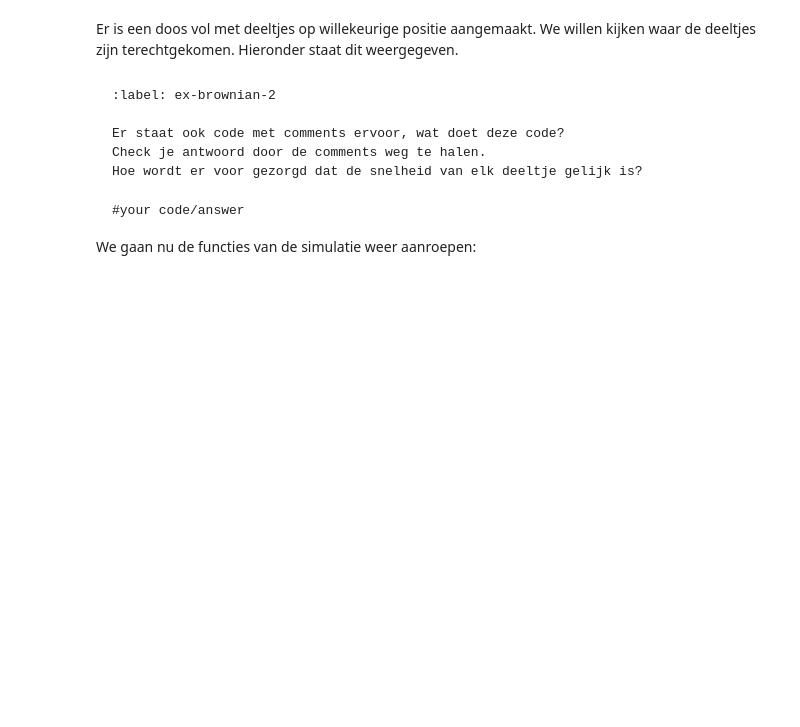
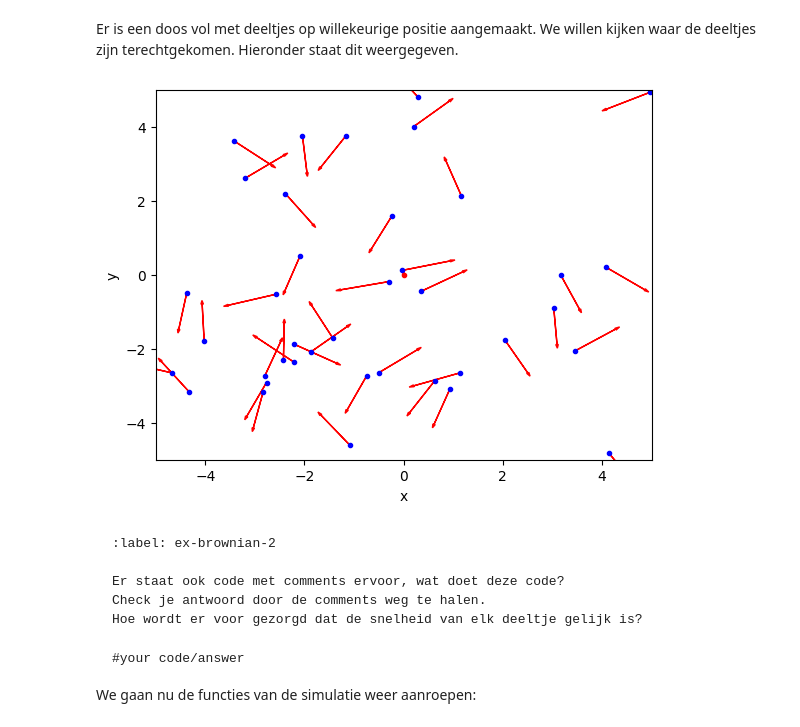
Before and after one commit to Toomab/warme-dynamica, a Jupyter notebook: Content/PySim/4_brownianmotion.ipynb, the cells around one changed output. Cells and saved outputs as stored; diff of their text form; code cells hidden in the pictures; blank space fills up the shorter version.

````diff
--- a/Content/PySim/4_brownianmotion.ipynb
+++ b/Content/PySim/4_brownianmotion.ipynb
@@ -90,20 +95,24 @@ Hieronder staat dit weergegeven.
 # %%
 # Inspecteren van beginsituatie
 plt.figure()
 
 plt.xlabel('x')
 plt.ylabel('y')
 
 plt.xlim(-Box_length_0,Box_length_0)
 plt.ylim(-Box_length_0,Box_length_0)
 
 
 for particle, particle_object in enumerate(particles):
     plt.plot(particle_object.r[0],particle_object.r[1],color=particle_object.c,marker='.')
-    # plt.arrow(particle_object.r[0],particle_object.r[1],
-    #           particle_object.v[0],particle_object.v[1],
-    #           head_width=0.05, head_length=0.1, color='red')
+    plt.arrow(particle_object.r[0],particle_object.r[1],
+              particle_object.v[0],particle_object.v[1],
+              head_width=0.05, head_length=0.1, color='red')
 plt.show()
+#met de code in de comment wordt de richting en grootte van de snelheid van elk deeltje met een pijl weergegeven
+#de pijlen beginnen op de positie van het deeltje en ze gaan in de richting van de totale snelheid
+# %% [output]
+[figure, added]
 # %% [markdown]
 ```{exercise}
 :label: ex-brownian-2
````
Also changed, not shown: parts of 4 cells of this notebook.
